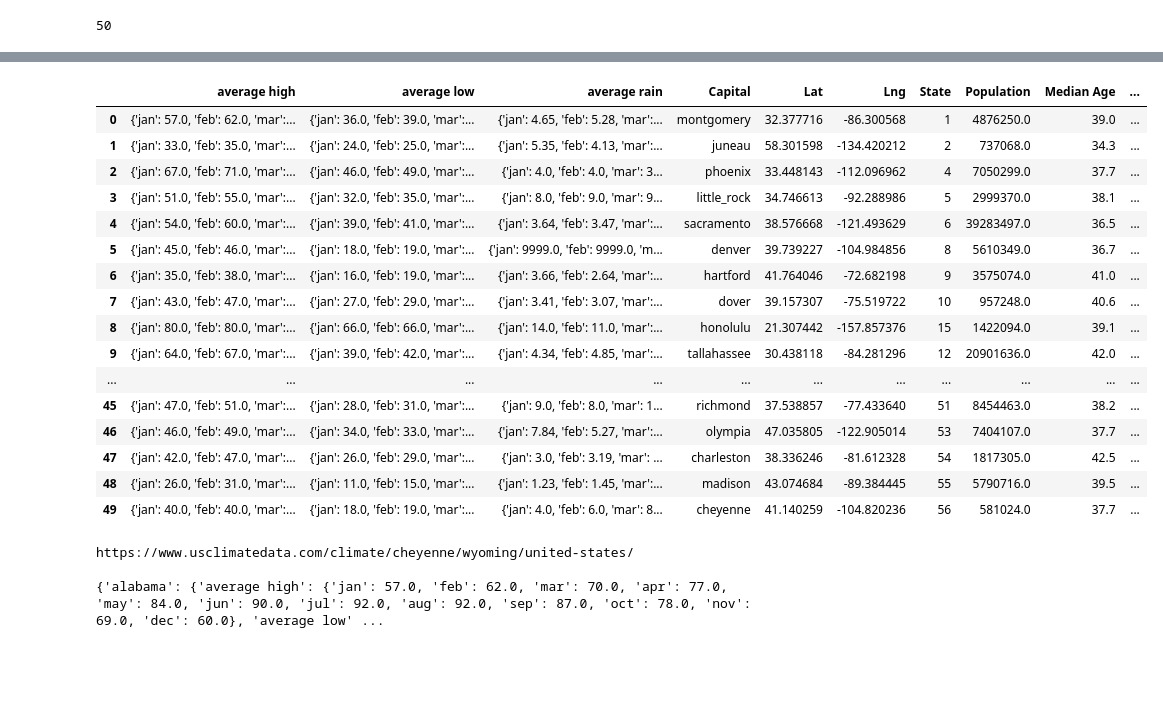
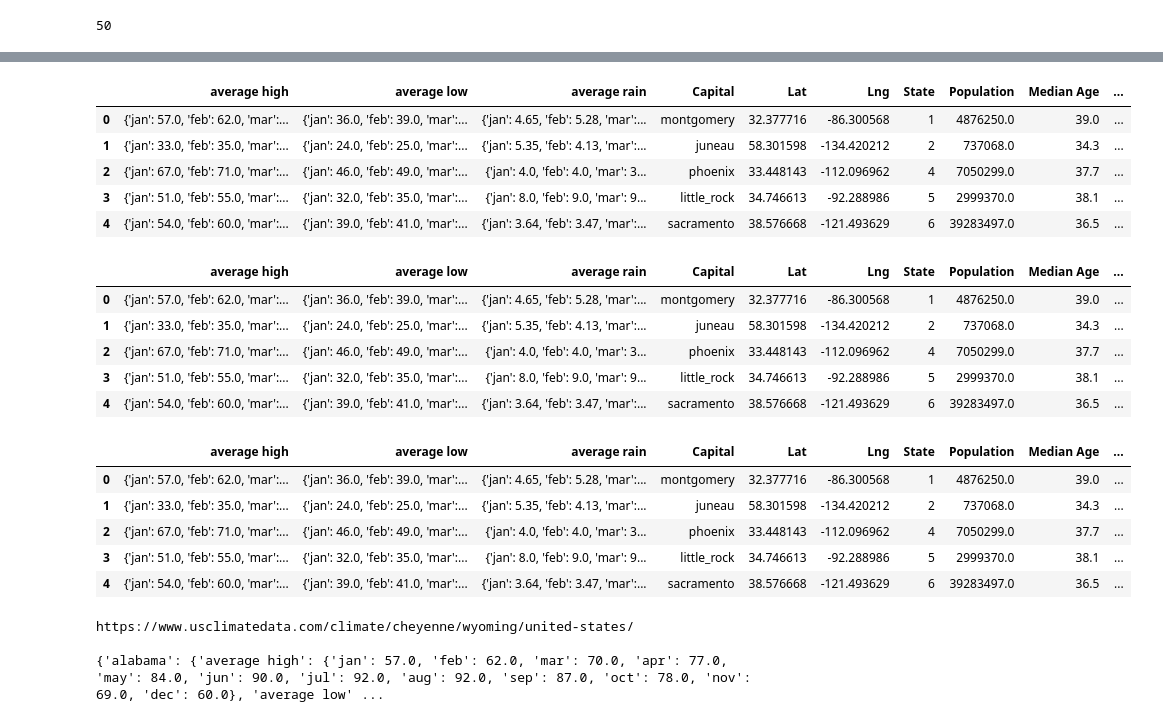
Before and after one commit to jforbis/project3-weathermap, a Jupyter notebook: scrape_files/forbis test/john weather scrape.ipynb, the cells around one changed output, grey strips where cells are left out. Saved outputs shown, nothing was run; the diff lists cells and outputs as text; code cells hidden in the pictures; blank space fills up the shorter version.

```diff
--- a/scrape_files/forbis test/john weather scrape.ipynb
+++ b/scrape_files/forbis test/john weather scrape.ipynb
@@ -44,7 +66,7 @@ print(len(state_coords))
 # %% [output]
 52
 # %%
-coords_dict = {"state":all_states, "state_coords":state_coords}
+coords_dict = {"state":all_states, "coordinates":state_coords}
 coords_df = pd.DataFrame(coords_dict)
 coords_df
 # %% [output]
@@ -160,0 +199,7 @@ KeyError: 'Name'
+# %%
+# statedata = statedata.rename(columns={"Name":"state"})
+# statedata
+
+# dropping state_coords column
+statedata = statedata.drop(columns=["state_coords"])
+statedata.head()
@@ -161,23 +213,35 @@ KeyError: 'Name'
+# %%
+# dropping extra coordinates column
+statedata = statedata.drop(columns=["coordinates_y"])
+statedata.head()
+# %% [output]
+|  | average high | average low | average rain | Capital | Lat | Lng | State | Population | Median Age | ... |
+| 0 | {'jan': 57.0, 'feb': 62.0, 'mar':... | {'jan': 36.0, 'feb': 39.0, 'mar':... | {'jan': 4.65, 'feb': 5.28, 'mar':... | montgomery | 32.377716 | -86.300568 | 1 | 4876250.0 | 39.0 | ... |
+| 1 | {'jan': 33.0, 'feb': 35.0, 'mar':... | {'jan': 24.0, 'feb': 25.0, 'mar':... | {'jan': 5.35, 'feb': 4.13, 'mar':... | juneau | 58.301598 | -134.420212 | 2 | 737068.0 | 34.3 | ... |
+| 2 | {'jan': 67.0, 'feb': 71.0, 'mar':... | {'jan': 46.0, 'feb': 49.0, 'mar':... | {'jan': 4.0, 'feb': 4.0, 'mar': 3... | phoenix | 33.448143 | -112.096962 | 4 | 7050299.0 | 37.7 | ... |
+| 3 | {'jan': 51.0, 'feb': 55.0, 'mar':... | {'jan': 32.0, 'feb': 35.0, 'mar':... | {'jan': 8.0, 'feb': 9.0, 'mar': 9... | little_rock | 34.746613 | -92.288986 | 5 | 2999370.0 | 38.1 | ... |
+| 4 | {'jan': 54.0, 'feb': 60.0, 'mar':... | {'jan': 39.0, 'feb': 41.0, 'mar':... | {'jan': 3.64, 'feb': 3.47, 'mar':... | sacramento | 38.576668 | -121.493629 | 6 | 39283497.0 | 36.5 | ... |
+# %%
+# renaming coordinates_x column
+statedata = statedata.rename(columns={"coordinates_x":"coordinates"})
+statedata.head()
+# %% [output]
+|  | average high | average low | average rain | Capital | Lat | Lng | State | Population | Median Age | ... |
+| 0 | {'jan': 57.0, 'feb': 62.0, 'mar':... | {'jan': 36.0, 'feb': 39.0, 'mar':... | {'jan': 4.65, 'feb': 5.28, 'mar':... | montgomery | 32.377716 | -86.300568 | 1 | 4876250.0 | 39.0 | ... |
+| 1 | {'jan': 33.0, 'feb': 35.0, 'mar':... | {'jan': 24.0, 'feb': 25.0, 'mar':... | {'jan': 5.35, 'feb': 4.13, 'mar':... | juneau | 58.301598 | -134.420212 | 2 | 737068.0 | 34.3 | ... |
+| 2 | {'jan': 67.0, 'feb': 71.0, 'mar':... | {'jan': 46.0, 'feb': 49.0, 'mar':... | {'jan': 4.0, 'feb': 4.0, 'mar': 3... | phoenix | 33.448143 | -112.096962 | 4 | 7050299.0 | 37.7 | ... |
+| 3 | {'jan': 51.0, 'feb': 55.0, 'mar':... | {'jan': 32.0, 'feb': 35.0, 'mar':... | {'jan': 8.0, 'feb': 9.0, 'mar': 9... | little_rock | 34.746613 | -92.288986 | 5 | 2999370.0 | 38.1 | ... |
+| 4 | {'jan': 54.0, 'feb': 60.0, 'mar':... | {'jan': 39.0, 'feb': 41.0, 'mar':... | {'jan': 3.64, 'feb': 3.47, 'mar':... | sacramento | 38.576668 | -121.493629 | 6 | 39283497.0 | 36.5 | ... |
 # %%
+# renaming coordinates_x column
 statedata = statedata.rename(columns={"Name":"state"})
-statedata
+statedata.head()
 # %% [output]
 |  | average high | average low | average rain | Capital | Lat | Lng | State | Population | Median Age | ... |
 | 0 | {'jan': 57.0, 'feb': 62.0, 'mar':... | {'jan': 36.0, 'feb': 39.0, 'mar':... | {'jan': 4.65, 'feb': 5.28, 'mar':... | montgomery | 32.377716 | -86.300568 | 1 | 4876250.0 | 39.0 | ... |
 | 1 | {'jan': 33.0, 'feb': 35.0, 'mar':... | {'jan': 24.0, 'feb': 25.0, 'mar':... | {'jan': 5.35, 'feb': 4.13, 'mar':... | juneau | 58.301598 | -134.420212 | 2 | 737068.0 | 34.3 | ... |
 | 2 | {'jan': 67.0, 'feb': 71.0, 'mar':... | {'jan': 46.0, 'feb': 49.0, 'mar':... | {'jan': 4.0, 'feb': 4.0, 'mar': 3... | phoenix | 33.448143 | -112.096962 | 4 | 7050299.0 | 37.7 | ... |
 | 3 | {'jan': 51.0, 'feb': 55.0, 'mar':... | {'jan': 32.0, 'feb': 35.0, 'mar':... | {'jan': 8.0, 'feb': 9.0, 'mar': 9... | little_rock | 34.746613 | -92.288986 | 5 | 2999370.0 | 38.1 | ... |
 | 4 | {'jan': 54.0, 'feb': 60.0, 'mar':... | {'jan': 39.0, 'feb': 41.0, 'mar':... | {'jan': 3.64, 'feb': 3.47, 'mar':... | sacramento | 38.576668 | -121.493629 | 6 | 39283497.0 | 36.5 | ... |
-| 5 | {'jan': 45.0, 'feb': 46.0, 'mar':... | {'jan': 18.0, 'feb': 19.0, 'mar':... | {'jan': 9999.0, 'feb': 9999.0, 'm... | denver | 39.739227 | -104.984856 | 8 | 5610349.0 | 36.7 | ... |
-| 6 | {'jan': 35.0, 'feb': 38.0, 'mar':... | {'jan': 16.0, 'feb': 19.0, 'mar':... | {'jan': 3.66, 'feb': 2.64, 'mar':... | hartford | 41.764046 | -72.682198 | 9 | 3575074.0 | 41.0 | ... |
-| 7 | {'jan': 43.0, 'feb': 47.0, 'mar':... | {'jan': 27.0, 'feb': 29.0, 'mar':... | {'jan': 3.41, 'feb': 3.07, 'mar':... | dover | 39.157307 | -75.519722 | 10 | 957248.0 | 40.6 | ... |
-| 8 | {'jan': 80.0, 'feb': 80.0, 'mar':... | {'jan': 66.0, 'feb': 66.0, 'mar':... | {'jan': 14.0, 'feb': 11.0, 'mar':... | honolulu | 21.307442 | -157.857376 | 15 | 1422094.0 | 39.1 | ... |
-| 9 | {'jan': 64.0, 'feb': 67.0, 'mar':... | {'jan': 39.0, 'feb': 42.0, 'mar':... | {'jan': 4.34, 'feb': 4.85, 'mar':... | tallahassee | 30.438118 | -84.281296 | 12 | 20901636.0 | 42.0 | ... |
-| ... | ... | ... | ... | ... | ... | ... | ... | ... | ... | ... |
-| 45 | {'jan': 47.0, 'feb': 51.0, 'mar':... | {'jan': 28.0, 'feb': 31.0, 'mar':... | {'jan': 9.0, 'feb': 8.0, 'mar': 1... | richmond | 37.538857 | -77.433640 | 51 | 8454463.0 | 38.2 | ... |
-| 46 | {'jan': 46.0, 'feb': 49.0, 'mar':... | {'jan': 34.0, 'feb': 33.0, 'mar':... | {'jan': 7.84, 'feb': 5.27, 'mar':... | olympia | 47.035805 | -122.905014 | 53 | 7404107.0 | 37.7 | ... |
-| 47 | {'jan': 42.0, 'feb': 47.0, 'mar':... | {'jan': 26.0, 'feb': 29.0, 'mar':... | {'jan': 3.0, 'feb': 3.19, 'mar': ... | charleston | 38.336246 | -81.612328 | 54 | 1817305.0 | 42.5 | ... |
-| 48 | {'jan': 26.0, 'feb': 31.0, 'mar':... | {'jan': 11.0, 'feb': 15.0, 'mar':... | {'jan': 1.23, 'feb': 1.45, 'mar':... | madison | 43.074684 | -89.384445 | 55 | 5790716.0 | 39.5 | ... |
-| 49 | {'jan': 40.0, 'feb': 40.0, 'mar':... | {'jan': 18.0, 'feb': 19.0, 'mar':... | {'jan': 4.0, 'feb': 6.0, 'mar': 8... | cheyenne | 41.140259 | -104.820236 | 56 | 581024.0 | 37.7 | ... |
 # %%
 # Saving to CSV
```
Also changed, not shown: parts of 13 cells of this notebook, 4 other files.
